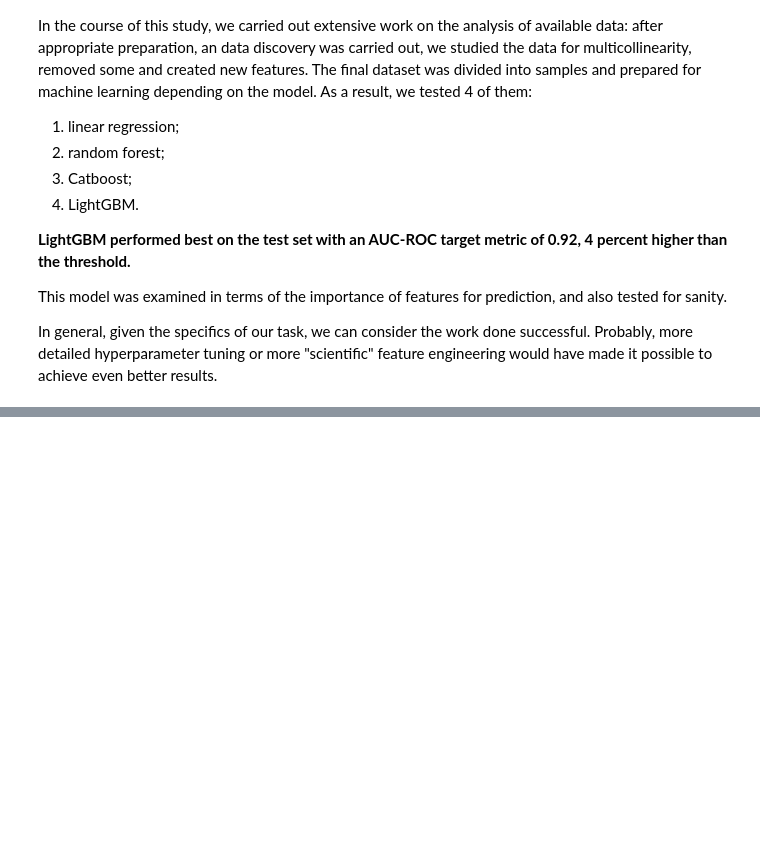
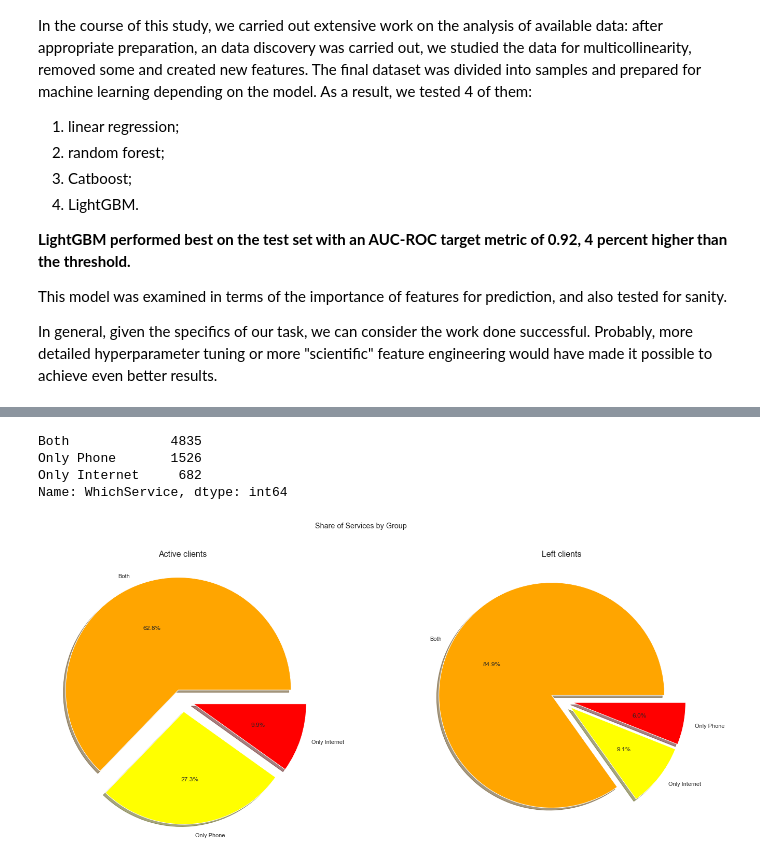
Before and after one commit to Volpao/DS-Projects, a Jupyter notebook: final_project/final_project_eng (1).ipynb, the cells around one changed output, grey strips where cells are left out. Cells and saved outputs as stored; diff of their text form; code cells hidden in the pictures; blank space fills up the shorter version.

```diff
--- a/final_project/final_project_eng (1).ipynb
+++ b/final_project/final_project_eng (1).ipynb
@@ -954,0 +1158,24 @@ In general, given the specifics of our task, we can consider the work done succe
+# %%
+# adding an additional feature to the dataframe
+df['WhichService'] = 'Both'
+df['WhichService'][df['InternetService']=='NoSuchService']='Only Phone'
+df['WhichService'][df['customerID'].isin(only_internet['customerID'])] = 'Only Internet'
+df['WhichService'].value_counts()
+# %% [output]
+Both             4835
+Only Phone       1526
+Only Internet     682
+Name: WhichService, dtype: int64
+# %%
+# plotting piechars for each group
+mycolors = ["orange", "yellow", "red"]
+fig, axes = plt.subplots(1, 2, figsize=(24, 10))
+axes[0].pie(df[df['Exited']==0]['WhichService'].value_counts(), shadow=True, explode=(0.1, 0.1, 0.1),
+            colors = mycolors, labels=df[df['Exited']==0]['WhichService'].value_counts().index, autopct='%1.1f%%')
+axes[1].pie(df[df['Exited']==1]['WhichService'].value_counts(), shadow=True, explode=(0.1, 0.1, 0.1),
+            colors = mycolors, labels=df[df['Exited']==1]['WhichService'].value_counts().index,  autopct='%1.1f%%')
+axes[0].set_title('Active clients', fontsize = 16)
+axes[1].set_title('Left clients', fontsize = 16)
+fig.suptitle('Share of Services by Group');
+# %% [output]
+[figure, added]
```
Also changed, not shown: parts of 25 cells of this notebook.
